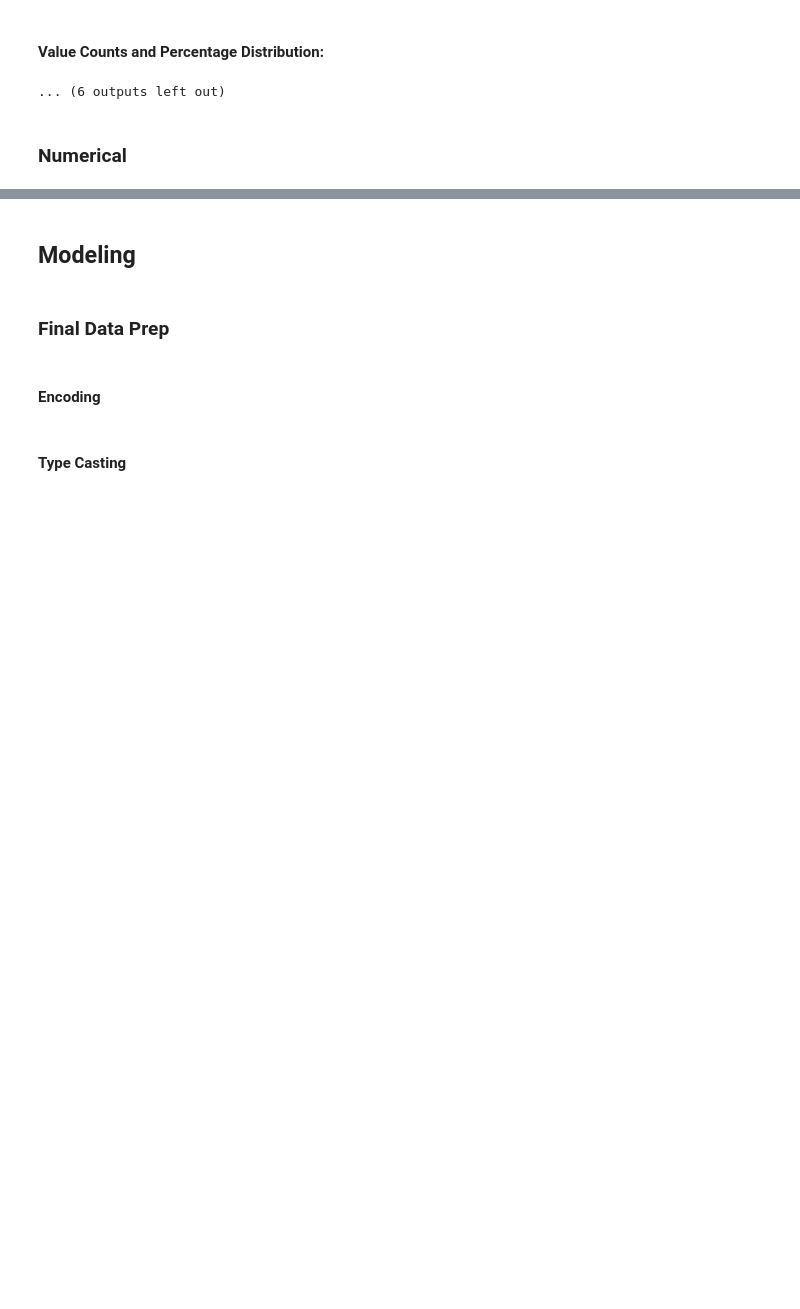
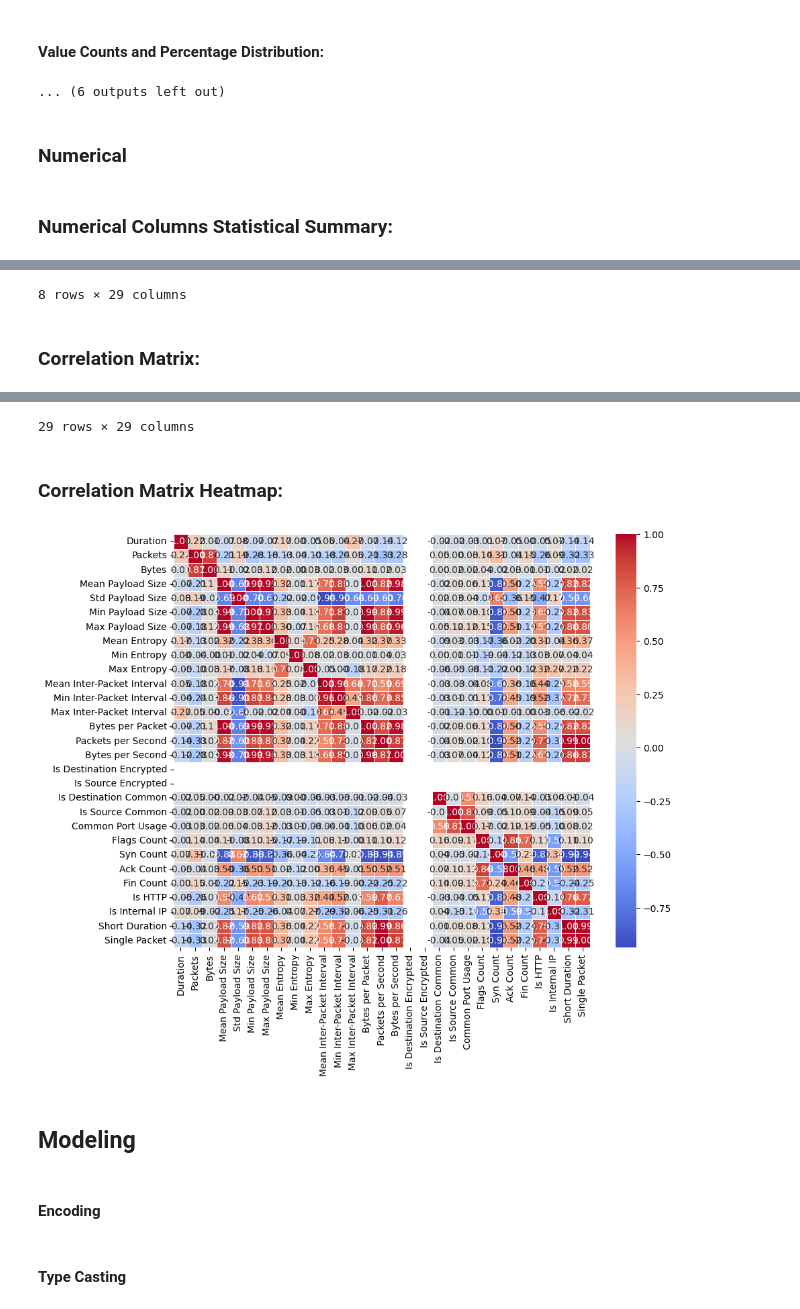
Before and after one commit to Yousinator/C2-ML-Detection-Framework, a Jupyter notebook: notebooks/modeling/emotet.ipynb, the cells around one changed output, grey strips where cells are left out. Cells and saved outputs as stored; diff of their text form; code cells hidden in the pictures; blank space fills up the shorter version.

```diff
--- a/notebooks/modeling/emotet.ipynb
+++ b/notebooks/modeling/emotet.ipynb
@@ -114,0 +88,4 @@ info.categorical_summary()
+# %%
+info.numerical_summary()
+# %% [output]
+### Numerical Columns Statistical Summary:
@@ -114,0 +101,2 @@ info.categorical_summary()
+8 rows × 29 columns
+### Correlation Matrix:
@@ -115,4 +120,5 @@ info.categorical_summary()
+29 rows × 29 columns
+### Correlation Matrix Heatmap:
+[figure, added]
 # %% [markdown]
 ## Modeling
-# %% [markdown]
-### Final Data Prep
```
Also changed, not shown: parts of 39 cells of this notebook, 44 other files.
